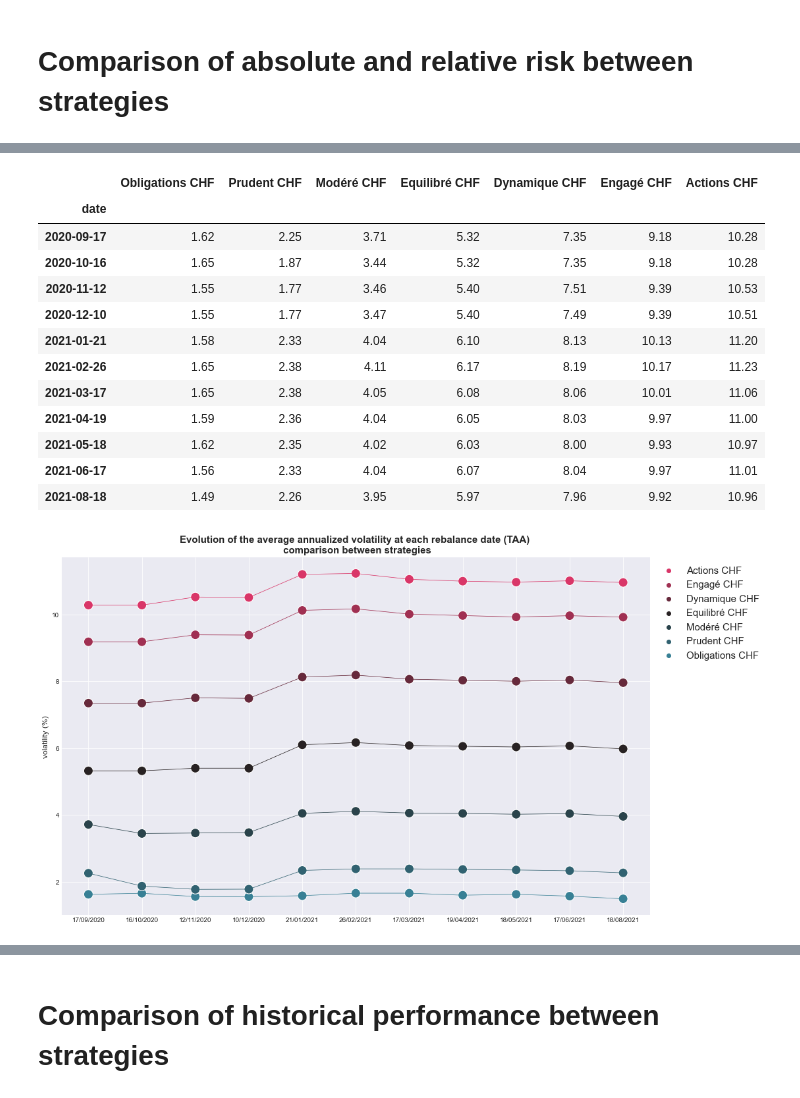
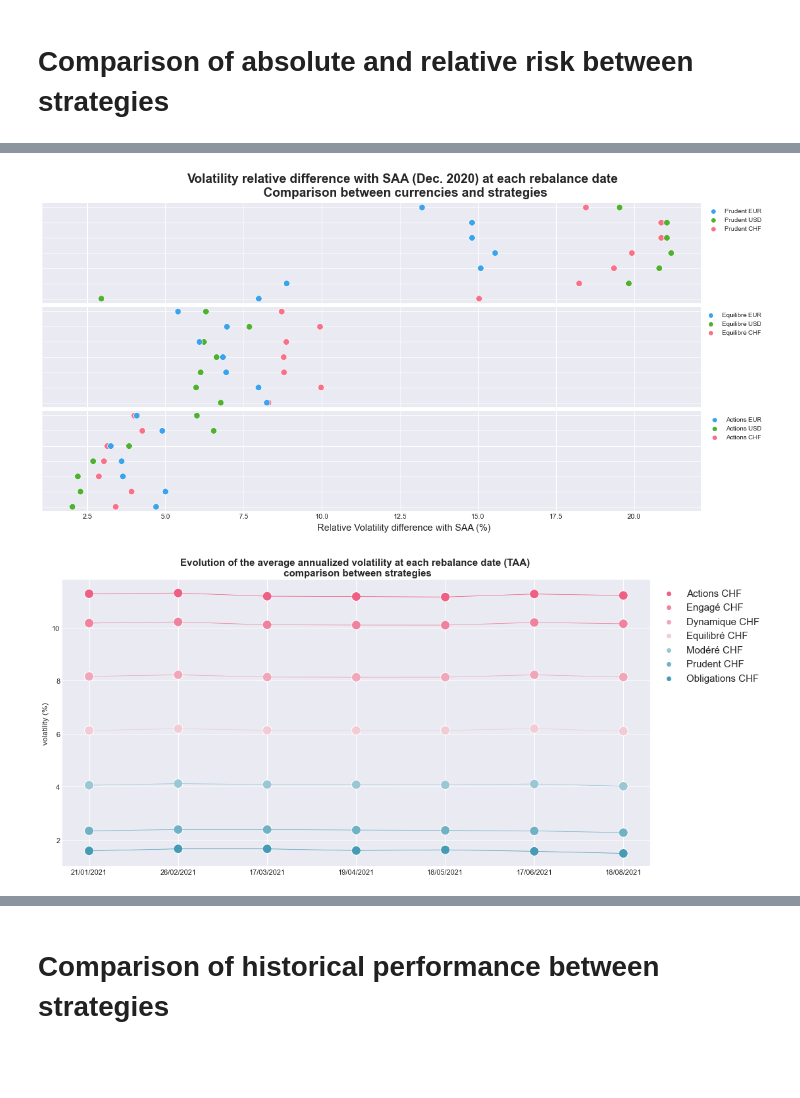
Before and after one commit to lacoupe/BCVS, a Jupyter notebook: PP/PP_analyse.ipynb, the cells around one changed output, grey strips where cells are left out. Saved outputs shown, nothing was run; the diff lists cells and outputs as text; code cells hidden in the pictures; blank space fills up the shorter version.

```diff
--- a/PP/PP_analyse.ipynb
+++ b/PP/PP_analyse.ipynb
@@ -494,3 +769,3 @@ plt.show()
 # %%
-pp_port_excel = excel_to_csv('PP_data/taa.xlsx', 'PP')
-pp_port_excel.drop(columns='portfolio', inplace=True)
+taa_port_excel = excel_to_csv('PP_data/taa.xlsx', 'PP')
+taa_port_excel.drop(columns='portfolio', inplace=True)
@@ -549,0 +777,5 @@ df_vol_strats_pct = df_vol_strats.pct_change() * 100
+# %%
+taa_port_excel = port_filter(taa_port_excel)
+# %%
+taa_port = taa_port_excel.copy()
+saa_port = saa_port_excel.copy()
@@ -550,41 +895,67 @@ df_vol_strats_pct = df_vol_strats.pct_change() * 100
+# %%
+all_all_strats = ['Prudent', 'Equilibré', 'Actions']
+
+fig, axs = plt.subplots(3,1, figsize=(16,8), sharex=True, sharey=True, constrained_layout=True)
+axs = axs.ravel()
+
+for i, all_strat in enumerate(all_all_strats):
+    all_strat = [all_strat + ' CHF', all_strat + ' USD',all_strat + ' EUR']
+    df_vol_strats, df_vol_strats_diff, df_vol_strats_pct = volatility_comparison(all_strat)
+
+    #subplot
+    data = df_vol_strats_pct.reset_index().melt(id_vars='date', var_name='strategie', value_name='volatility' )
+    data.date = data.date.dt.strftime('%d/%m/%Y')
+
+    pal = sns.color_palette("husl", 3)
+
+    sns.scatterplot(ax=axs[i], data=data, x='volatility', y='date', hue='strategie', palette=pal, s=100)
+
+    handles, labels = axs[i].get_legend_handles_labels()
+    lgd = axs[i].legend(reversed(handles), reversed(labels), bbox_to_anchor = (1.1, 1), fontsize=10)
+
+
+    # plt.locator_params(axis='x', nbins=15)
+    axs[i].grid(b=True, which='major', color='white', linestyle='-')
+    axs[i].set(xlabel=None)
+    axs[i].set(ylabel=None)
+    if i > 0:
+        axs[i].set_yticklabels([])
+fig.suptitle('Volatility relative difference with SAA (Dec. 2020) at each rebalance date \n Comparison between currencies and strategies', fontsize=20, fontweight='bold')
+fig.supxlabel('Relative Volatility difference with SAA (%)', fontsize=15)
+plt.savefig('pp_output/volatility_diff_all.png')
+plt.show()
+# %% [output]
+[figure, added]
+# %%
+curr = 'CHF'
+all_strat = get_all_strat(taa_port, curr=curr)
+df_vol_strats, df_vol_strats_diff, df_vol_strats_pct = volatility_comparison(all_strat)
 # %%
-display(df_vol_strats.round(2).dropna())
+# display(df_vol_strats.round(2).dropna())
 
 data = df_vol_strats.reset_index().melt(id_vars='date', var_name='strategie', value_name='volatility' )
 data.date = data.date.dt.strftime('%d/%m/%Y')
 
-fig = plt.figure(figsize=(16,10))
-pal = sns.diverging_palette(220, 0, n=len(df_vol_strats_diff.columns), center='dark', l=50, s=80)
+fig = plt.figure(figsize=(16,8))
+pal = sns.diverging_palette(220, 0, n=len(df_vol_strats_diff.columns) + 2, center='light', l=60, s=80)
+del pal[3:5]
 
 ax = sns.scatterplot(data=data, x='date', y='volatility', hue='strategie', palette=pal, s=200)
 sns.lineplot(ax=ax, data=data, x='date', y='volatility', hue='strategie', palette=pal, lw=0.75, legend=False)
 
 handles, labels = ax.get_legend_handles_labels()
 lgd = ax.legend(reversed(handles), reversed(labels), bbox_to_anchor = (1, 1), fontsize=15)
 
 plt.xlabel(None)
 plt.ylabel('volatility (%)', fontsize=12)
 plt.title('Evolution of the average annualized volatility at each rebalance date (TAA) \n comparison between strategies', fontweight='bold', fontsize=15)
 
-plt.grid()
+ax.grid(b=True, which='major', color='white', linestyle='-')
 
 plt.savefig('pp_output/volatility_evolution.png', bbox_extra_artists=(lgd,), bbox_inches='tight')
 dfi.export(df_vol_strats.round(2).dropna(), 'pp_output/volatility_evolution_table.png')
 
 plt.show()
 # %% [output]
-|  | Obligations CHF | Prudent CHF | Modéré CHF | Equilibré CHF | Dynamique CHF | Engagé CHF | Actions CHF |
-| date |  |  |  |  |  |  |  |
-| 2020-09-17 | 1.62 | 2.25 | 3.71 | 5.32 | 7.35 | 9.18 | 10.28 |
-| 2020-10-16 | 1.65 | 1.87 | 3.44 | 5.32 | 7.35 | 9.18 | 10.28 |
-| 2020-11-12 | 1.55 | 1.77 | 3.46 | 5.40 | 7.51 | 9.39 | 10.53 |
-| 2020-12-10 | 1.55 | 1.77 | 3.47 | 5.40 | 7.49 | 9.39 | 10.51 |
-| 2021-01-21 | 1.58 | 2.33 | 4.04 | 6.10 | 8.13 | 10.13 | 11.20 |
-| 2021-02-26 | 1.65 | 2.38 | 4.11 | 6.17 | 8.19 | 10.17 | 11.23 |
-| 2021-03-17 | 1.65 | 2.38 | 4.05 | 6.08 | 8.06 | 10.01 | 11.06 |
-| 2021-04-19 | 1.59 | 2.36 | 4.04 | 6.05 | 8.03 | 9.97 | 11.00 |
-| 2021-05-18 | 1.62 | 2.35 | 4.02 | 6.03 | 8.00 | 9.93 | 10.97 |
-| 2021-06-17 | 1.56 | 2.33 | 4.04 | 6.07 | 8.04 | 9.97 | 11.01 |
-| 2021-08-18 | 1.49 | 2.26 | 3.95 | 5.97 | 7.96 | 9.92 | 10.96 |
-[figure, old version]
+[figure, new version]
 # %%
```
Also changed, not shown: parts of 70 cells of this notebook, 48 other files.
